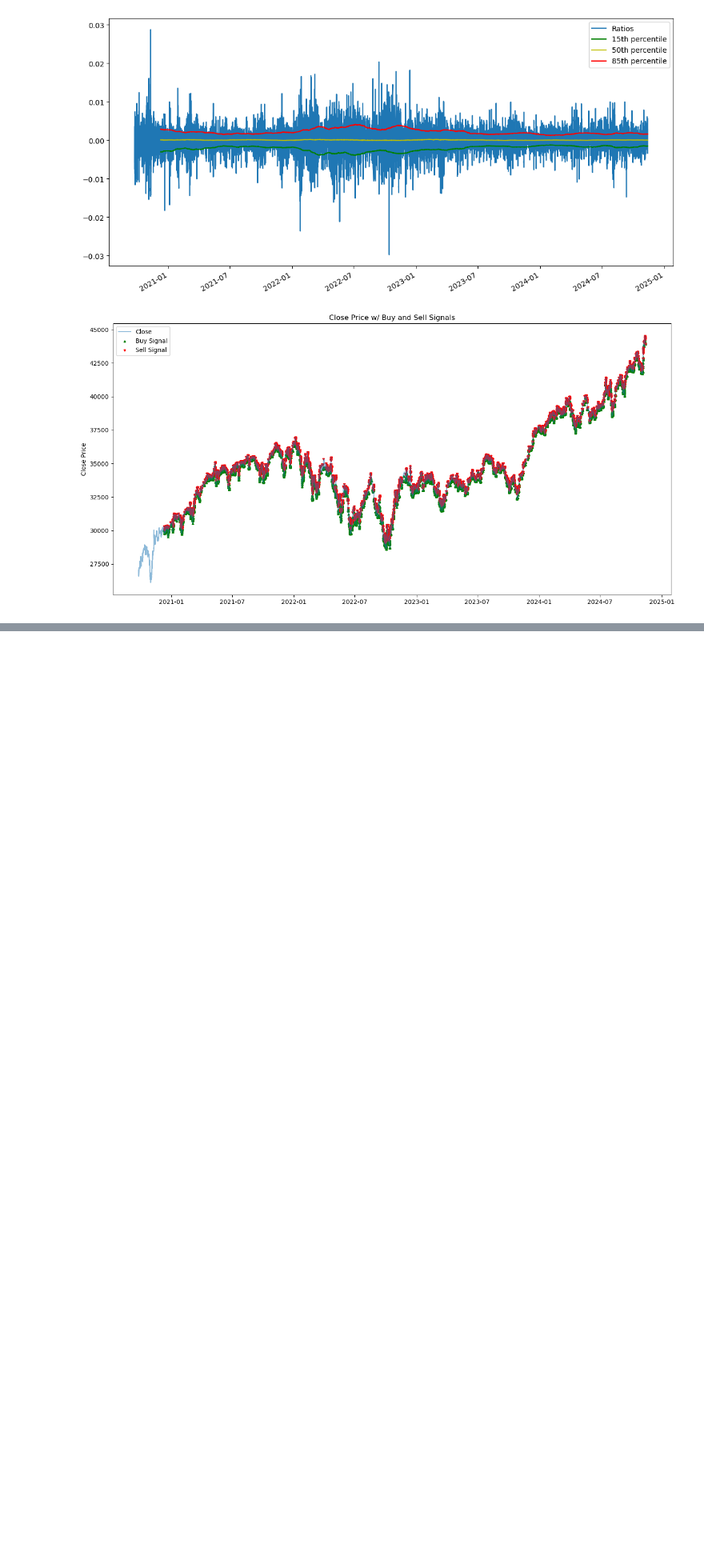
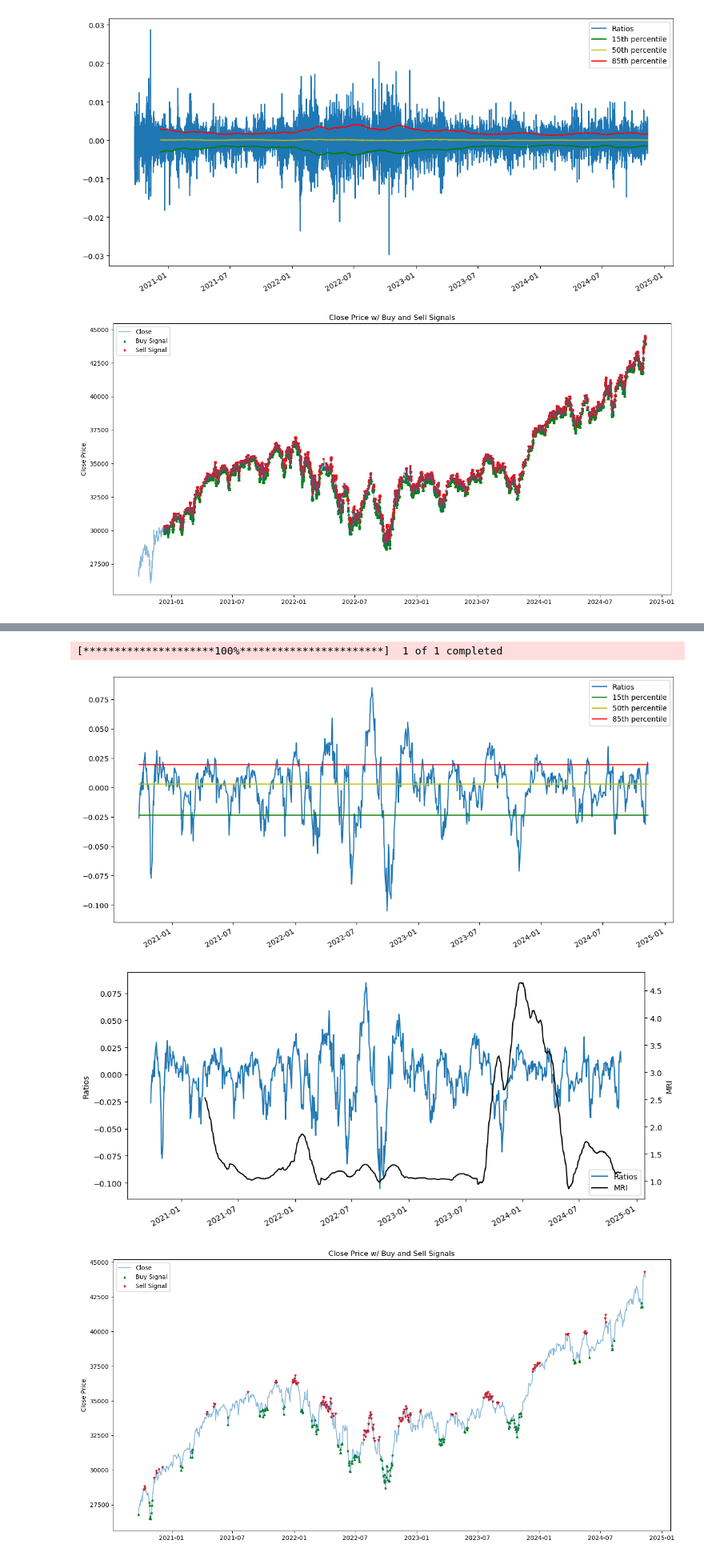
Before and after one commit to lorenzorizzi17/MeanReversionMetric, a Jupyter notebook: strategy.ipynb, the cells around one changed output, grey strips where cells are left out. Shown at 80% size. Drawn from its saved outputs; the diff is of its cells as text; code cells hidden in the pictures; blank space fills up the shorter version.

```diff
--- a/strategy.ipynb
+++ b/strategy.ipynb
@@ -105,0 +137,79 @@ Total percentual profit: 0.65%
+# %%
+# Download asset data
+df = mr.download_asset("^DJI", start='2020-09-24',end='2024-11-13')
+df = df.set_index(pd.DatetimeIndex(df['AbsTime'].values))
+df.drop(['AbsTime'], inplace = True, axis = 1)
+
+# Compute moving averages, returns, and ratios
+window = 100
+df['MA'] = df['Close'].rolling(window=100).mean()
+df['Simple_Returns'] = df.pct_change(1)['Close']
+df['Log_Returns'] = np.log(1+df['Simple_Returns'])
+df['Ratios'] = mr.rectifiy_price(df, "Close", window=window)
+
+# Compute percentiles of the ratios (not rolling, not enough data)
+percentiles = [15, 50, 85]
+for p in percentiles:
+	df[f'perc_{p}'] =df["Ratios"].quantile(p/100)
+
+
+plt.figure(figsize=(14,7))
+df['Ratios'].dropna().plot(legend = True)
+plt.plot(df['perc_15'], c='g', label = '15th percentile')
+plt.plot(df['perc_50'], c='y', label = '50th percentile')
+plt.plot(df['perc_85'], c='r', label = '85th percentile')
+plt.legend()
+plt.show()
+
+# TODO: change normalization function, penalize to much low mean reversion
+# also, weighting more higher values of MRI (buying more with MRI close to 1) give much better results
+# I have shifted MRI index to buy more
+df['MRI'] = (df["Ratios"].rolling(window=120, center=False).apply(mr.mean_revertion_index, raw=True)+0.2)*5
+df['MRI'] = mr.savgol(df['MRI'], window_length=60, polyorder=3)
+
+# df['MRI'] = 1.0
+# df.loc[(df.index >= '2021-01-01') & (df.index < '2021-01-01'), 'MRI'] = 2
+# df.loc[(df.index >= '2022-01-01') & (df.index < '2023-01-01'), 'MRI'] = 0.5
+# df.loc[(df.index >= '2023-01-01') & (df.index < '2025-01-01'), 'MRI'] = 1
+
+# Buy and sell signals: buy (+1) when the ratio is below the 15th percentile, sell (-1) when it is above the 85th percentile
+df['Positions'] = np.where(df.Ratios > df['perc_85'], -1, 0)
+df['Positions'] = np.where(df.Ratios < df['perc_15'], 1, df['Positions'])
+df['Positions'] = df['Positions'].ffill()
+
+# Compute current and previous buy and sell prices
+df['Buy'] = np.where(df['Positions'] == 1 , df['Close'], np.nan)
+df['Sell'] = np.where(df['Positions'] == -1 , df['Close'], np.nan)
+df['Previous_Buy'] = df['Buy'].shift(1)
+df['Previous_Sell'] = df['Sell'].shift(1)
+
+ax = df["Ratios"].plot(figsize=(12,6), label="Ratios")
+ax2 = ax.twinx()
+df["MRI"].plot(ax=ax2, color='k', label="MRI")
+ax.set_ylabel("Ratios")
+ax2.set_ylabel("MRI")
+lines1, labels1 = ax.get_legend_handles_labels()
+lines2, labels2 = ax2.get_legend_handles_labels()
+ax.legend(lines1 + lines2, labels1 + labels2, loc='lower right')
+ax.set_xlabel("")
+ax.set_ylabel("Ratios")
+ax2.set_ylabel("MRI")
+plt.show()
+
+
+fig, axes = plt.subplots(1, 1, figsize=(14, 7))
+axes.set_title('Close Price w/ Buy and Sell Signals')
+axes.plot(df['Close'], alpha=0.5, label='Close')
+axes.scatter(df.index, df['Buy'], c='g', label='Buy Signal', marker='^', s=10)
+axes.scatter(df.index, df['Sell'], c='r', label='Sell Signal', marker='v', s=10)
+axes.set_ylabel('Close Price')
+axes.legend()
+plt.tight_layout()
+plt.show()
+
+apply_trading_strategy(df)
+# %% [output]
+[*********************100%***********************]  1 of 1 completed
+[figure, added]
+[figure, added]
+[figure, added]
```
Also changed, not shown: parts of 7 cells of this notebook, 2 other files.
